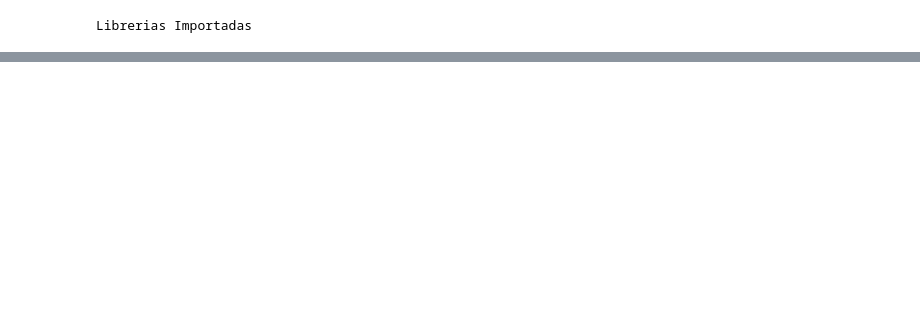
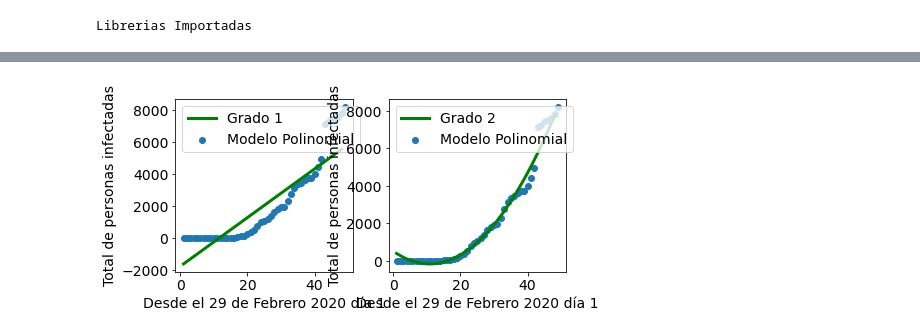
Before and after one commit to YandryRo97/Simulaci-n, a Jupyter notebook: Práctica 2/RegresionCovid.ipynb, the cells around one changed output, grey strips where cells are left out. Saved outputs shown, nothing was run; the diff lists cells and outputs as text; code cells hidden in the pictures; blank space fills up the shorter version.

```diff
--- a/Práctica 2/RegresionCovid.ipynb
+++ b/Práctica 2/RegresionCovid.ipynb
@@ -78,0 +89,28 @@ plt.show()
+# %%
+xx= df['Ndia']
+yy= df['Ctotales']
+X_train, X_test, y_train, y_test = train_test_split(xx, yy, test_size=0.25)
+X_train=X_train.values.reshape([X_train.values.shape[0],1])
+X_test=X_test.values.reshape([X_test.values.shape[0],1])
+# %%
+titulos=["Grado 0 ", "Grado 1", "Grado 2"]
+for i in range(1,3):
+
+    poli_reg=PolynomialFeatures(degree=i)
+    X_train_poli = poli_reg.fit_transform(X_train)
+    X_test_p = poli_reg.fit_transform(X_test)
+    pr = linear_model.LinearRegression()
+    pr.fit(X_train_poli, y_train)
+    Y_predic = pr.predict(X_train_poli)
+    xt,yt=zip(*sorted(zip(X_train,Y_predic)))
+    plt.subplot(2,2,i)
+
+    plt.xlabel("Desde el 29 de Febrero 2020 día 1")
+    plt.ylabel("Total de personas infectadas")
+    plt.plot(xt, yt, color='green', label=titulos[i], lineWidth=3)
+    plt.scatter(xx,yy, label="Modelo Polinomial")
+    plt.legend(loc=2)
+plt.rcParams['figure.figsize'] = [9, 9]
+plt.show()
+# %% [output]
+[figure, added]
```
Also changed, not shown: parts of 20 cells of this notebook, 2 other files.
